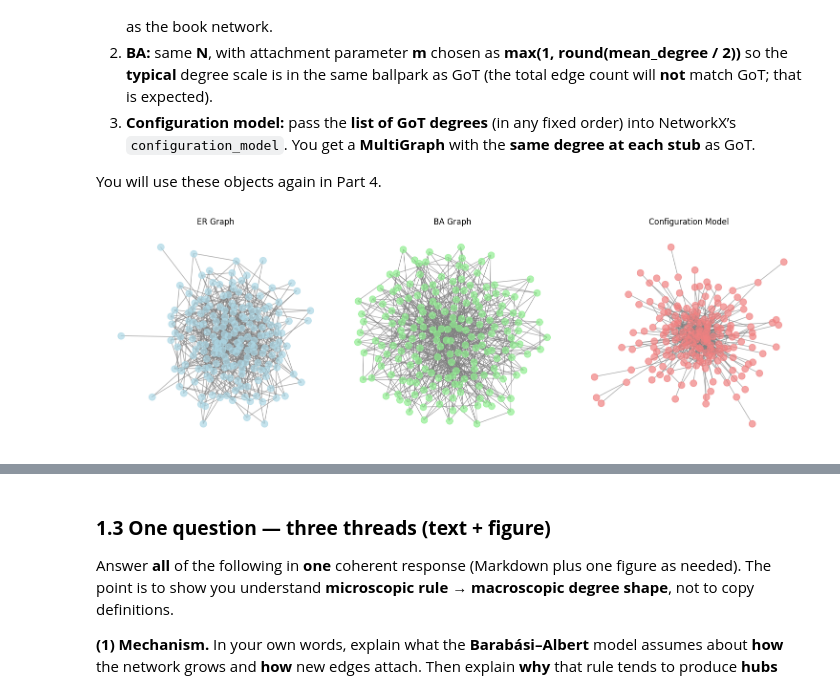
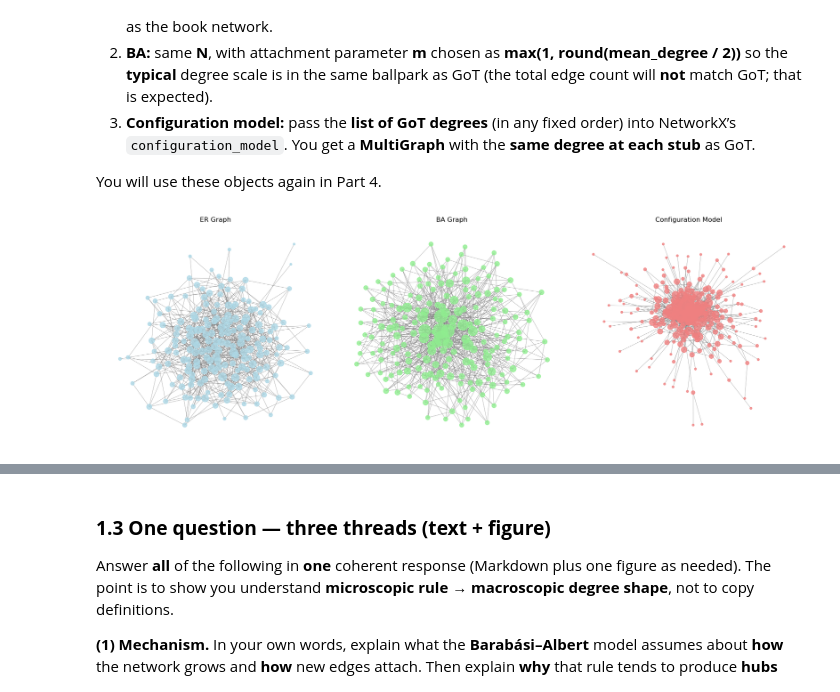
Before and after one commit to beatrizmarques2005/network-analysis, a Jupyter notebook: homeworks/homework2/Assignment02.ipynb, the cells around one changed output, grey strips where cells are left out. Saved outputs shown, nothing was run; the diff lists cells and outputs as text; code cells hidden in the pictures.

```diff
--- a/homeworks/homework2/Assignment02.ipynb
+++ b/homeworks/homework2/Assignment02.ipynb
@@ -140,18 +141,66 @@ G_config = nx.configuration_model(
     seed=20260203
 )
 # %%
-fig, axes = plt.subplots(1, 3, figsize=(15, 5))
+fig, axes = plt.subplots(1, 3, figsize=(18, 6))
 
-nx.draw(G_er, ax=axes[0], with_labels=False, node_size=100, node_color='lightblue', edge_color='gray', alpha=0.7)
+# Layouts
+pos_er = nx.spring_layout(G_er, seed=42, k=0.15)
+pos_ba = nx.spring_layout(G_ba, seed=42, k=0.15)
+pos_config = nx.spring_layout(G_config, seed=42, k=0.15)
+
+# Degrees
+deg_er = dict(G_er.degree())
+deg_ba = dict(G_ba.degree())
+deg_config = dict(G_config.degree())
+
+# Node sizes proportional to degree
+sizes_er = [deg_er[n] * 15 for n in G_er.nodes()]
+sizes_ba = [deg_ba[n] * 15 for n in G_ba.nodes()]
+sizes_config = [deg_config[n] * 15 for n in G_config.nodes()]
+
+# ER
+nx.draw(
+    G_er,
+    pos=pos_er,
+    ax=axes[0],
+    with_labels=False,
+    node_size=sizes_er,
+    node_color='lightblue',
+    edge_color='gray',
+    alpha=0.8,
+    width=0.5
+)
 axes[0].set_title("ER Graph")
 
-nx.draw(G_ba, ax=axes[1], with_labels=False, node_size=100, node_color='lightgreen', edge_color='gray', alpha=0.7)
+# BA
+nx.draw(
+    G_ba,
+    pos=pos_ba,
+    ax=axes[1],
+    with_labels=False,
+    node_size=sizes_ba,
+    node_color='lightgreen',
+    edge_color='gray',
+    alpha=0.8,
+    width=0.5
+)
 axes[1].set_title("BA Graph")
 
-nx.draw(G_config, ax=axes[2], with_labels=False, node_size=100, node_color='lightcoral', edge_color='gray', alpha=0.7)
+# Config
+nx.draw(
+    G_config,
+    pos=pos_config,
+    ax=axes[2],
+    with_labels=False,
+    node_size=sizes_config,
+    node_color='lightcoral',
+    edge_color='gray',
+    alpha=0.8,
+    width=0.5
+)
 axes[2].set_title("Configuration Model")
 
 plt.tight_layout()
 plt.show()
 # %% [output]
-[figure, old version]
+[figure, new version]
```
Also changed, not shown: parts of 5 cells of this notebook, 1 other file.
